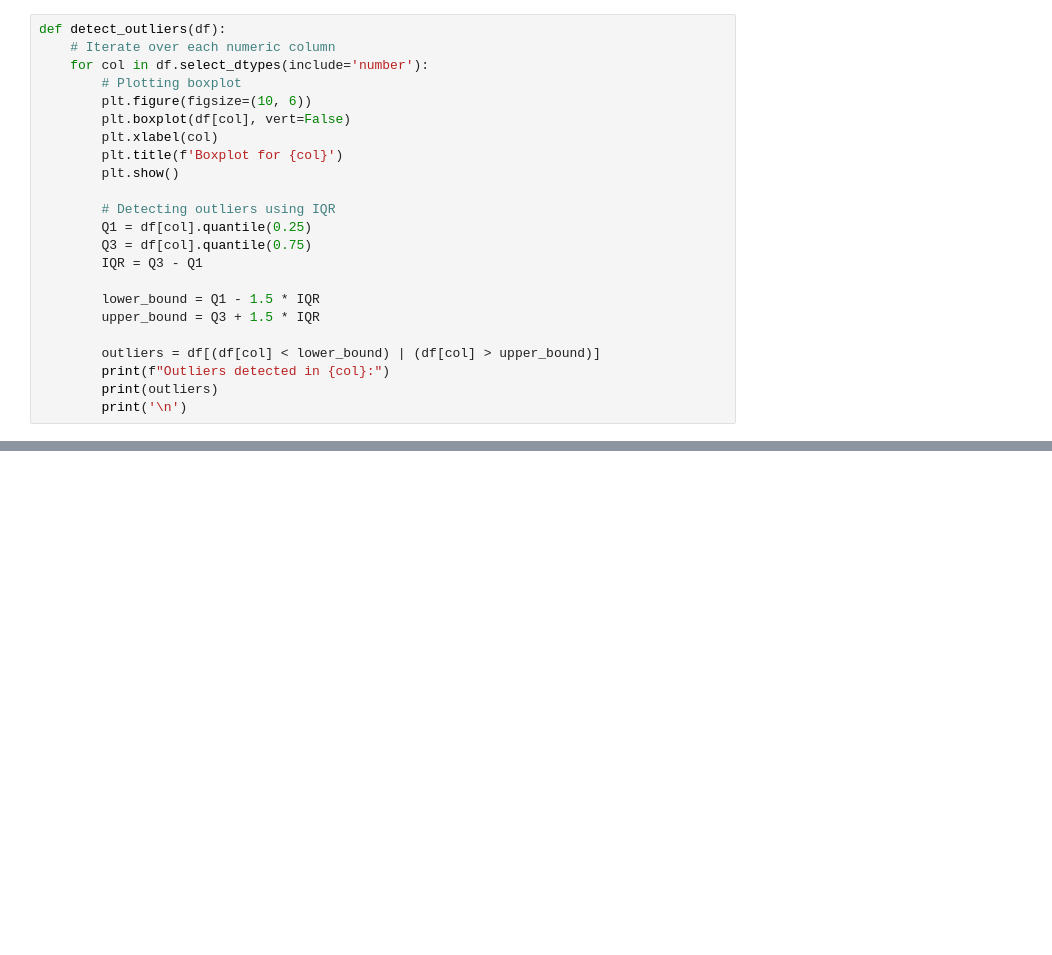
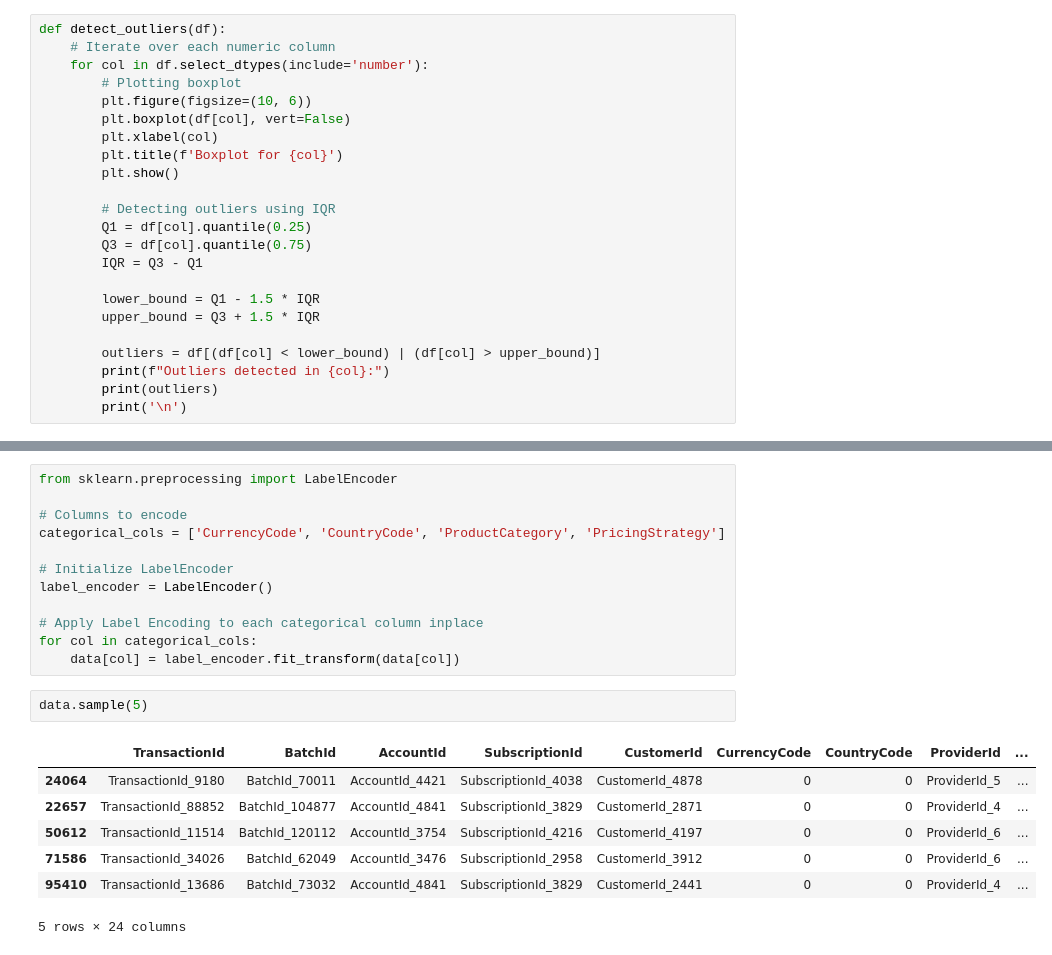
Before and after one commit to mihretgold/Bati-Bank-Credit-Scoring, a Jupyter notebook: notebooks/BatiBankCreditScoreAnalysis.ipynb, the cells around one changed output, grey strips where cells are left out. Drawn from its saved outputs; the diff is of its cells as text; blank space fills up the shorter version.

```diff
--- a/notebooks/BatiBankCreditScoreAnalysis.ipynb
+++ b/notebooks/BatiBankCreditScoreAnalysis.ipynb
@@ -350,0 +435,22 @@ Outliers detected in FraudResult:
+# %%
+from sklearn.preprocessing import LabelEncoder
+
+# Columns to encode
+categorical_cols = ['CurrencyCode', 'CountryCode', 'ProductCategory', 'PricingStrategy']
+
+# Initialize LabelEncoder
+label_encoder = LabelEncoder()
+
+# Apply Label Encoding to each categorical column inplace
+for col in categorical_cols:
+    data[col] = label_encoder.fit_transform(data[col])
+# %%
+data.sample(5)
+# %% [output]
+|  | TransactionId | BatchId | AccountId | SubscriptionId | CustomerId | CurrencyCode | CountryCode | ProviderId | ... |
+| 24064 | TransactionId_9180 | BatchId_70011 | AccountId_4421 | SubscriptionId_4038 | CustomerId_4878 | 0 | 0 | ProviderId_5 | ... |
+| 22657 | TransactionId_88852 | BatchId_104877 | AccountId_4841 | SubscriptionId_3829 | CustomerId_2871 | 0 | 0 | ProviderId_4 | ... |
+| 50612 | TransactionId_11514 | BatchId_120112 | AccountId_3754 | SubscriptionId_4216 | CustomerId_4197 | 0 | 0 | ProviderId_6 | ... |
+| 71586 | TransactionId_34026 | BatchId_62049 | AccountId_3476 | SubscriptionId_2958 | CustomerId_3912 | 0 | 0 | ProviderId_6 | ... |
+| 95410 | TransactionId_13686 | BatchId_73032 | AccountId_4841 | SubscriptionId_3829 | CustomerId_2441 | 0 | 0 | ProviderId_4 | ... |
+5 rows × 24 columns
```
Also changed, not shown: parts of 30 cells of this notebook.
